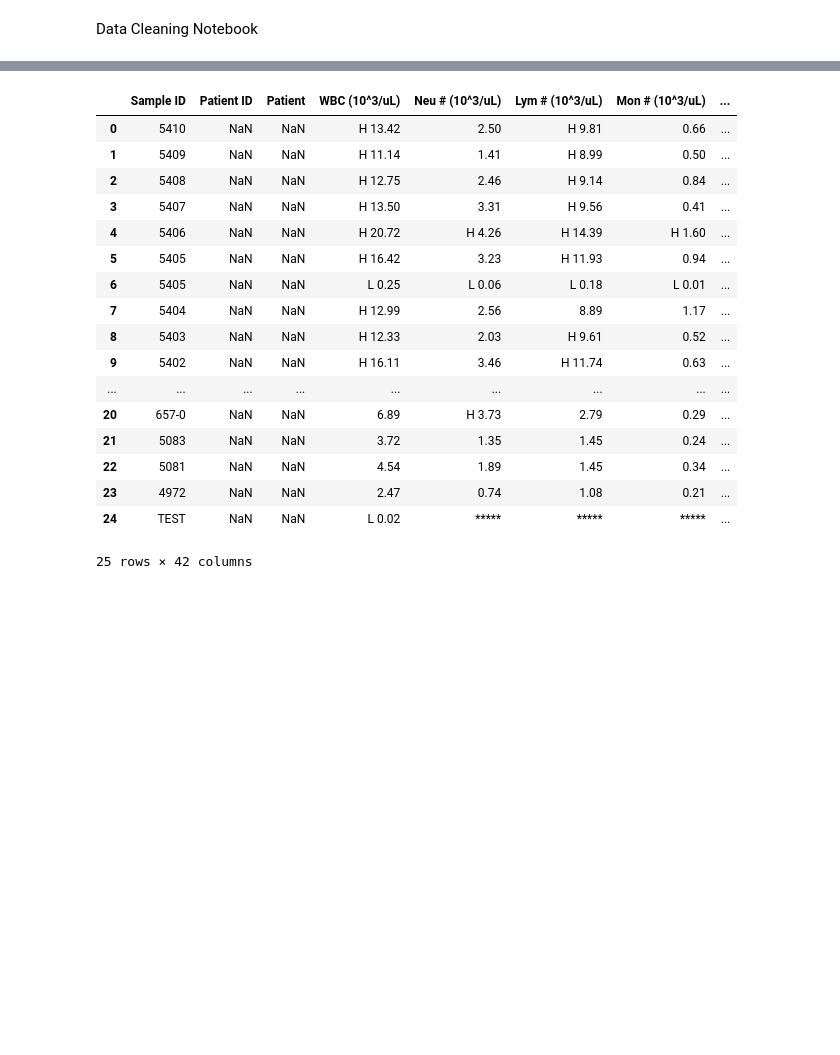
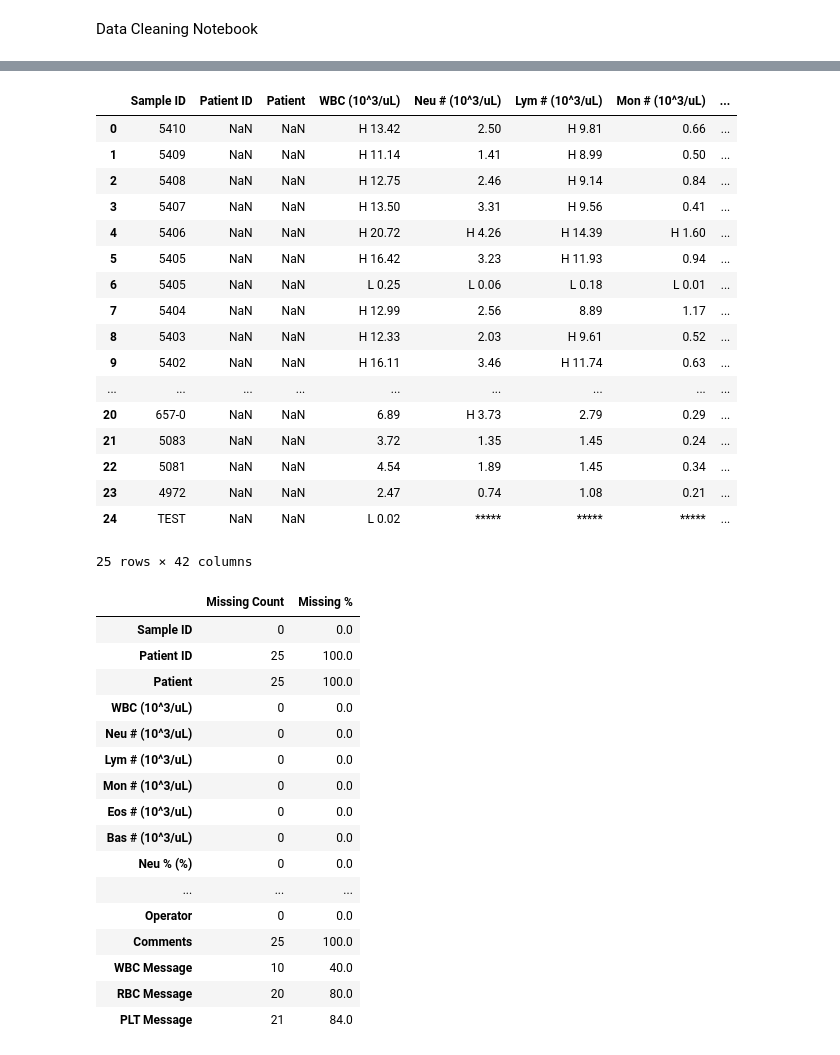
Before and after one commit to ashazawustl/DSCwashumed, a Jupyter notebook: backend/data cleaning/data cleaning.ipynb, the cells around one changed output, grey strips where cells are left out. Saved outputs shown, nothing was run; the diff lists cells and outputs as text; code cells hidden in the pictures; blank space fills up the shorter version.

Commit message:
Missing counts added

```diff
--- a/backend/data cleaning/data cleaning.ipynb
+++ b/backend/data cleaning/data cleaning.ipynb
@@ -36,31 +16,56 @@ desired_order = [
     "Owner Last Name", "Mode", "Date", "Time", "Gender", "Age", "Ref. Group", "Draw Date",
     "Draw Time", "Delivery Date", "Delivery Time", "Veterinarian", "Operator", "Comments",
     "WBC Message", "RBC Message", "PLT Message"
 ]
 
 # Reorder columns (ignore missing columns)
 df = df[[col for col in desired_order if col in df.columns]]
 
 # Save the cleaned data
 df.to_csv(r"c:\Users\hanss\git\DSCwashumed\backend\data\Review_SY-08002944_4_3_2025 10_31_21_cleaned.csv", index=False)
 
-df
+# Show the cleaned table
+display(df)
+
+# Table of missing data per column
+missing_data = pd.DataFrame({
+    'Missing Count': df.isnull().sum(),
+    'Missing %': df.isnull().mean() * 100
+})
+display(missing_data)
 # %% [output]
 |  | Sample ID | Patient ID | Patient | WBC (10^3/uL) | Neu # (10^3/uL) | Lym # (10^3/uL) | Mon # (10^3/uL) | ... |
 | 0 | 5410 | NaN | NaN | H 13.42 | 2.50 | H 9.81 | 0.66 | ... |
 | 1 | 5409 | NaN | NaN | H 11.14 | 1.41 | H 8.99 | 0.50 | ... |
 | 2 | 5408 | NaN | NaN | H 12.75 | 2.46 | H 9.14 | 0.84 | ... |
 | 3 | 5407 | NaN | NaN | H 13.50 | 3.31 | H 9.56 | 0.41 | ... |
 | 4 | 5406 | NaN | NaN | H 20.72 | H 4.26 | H 14.39 | H 1.60 | ... |
 | 5 | 5405 | NaN | NaN | H 16.42 | 3.23 | H 11.93 | 0.94 | ... |
 | 6 | 5405 | NaN | NaN | L 0.25 | L 0.06 | L 0.18 | L 0.01 | ... |
 | 7 | 5404 | NaN | NaN | H 12.99 | 2.56 | 8.89 | 1.17 | ... |
 | 8 | 5403 | NaN | NaN | H 12.33 | 2.03 | H 9.61 | 0.52 | ... |
 | 9 | 5402 | NaN | NaN | H 16.11 | 3.46 | H 11.74 | 0.63 | ... |
 | ... | ... | ... | ... | ... | ... | ... | ... | ... |
 | 20 | 657-0 | NaN | NaN | 6.89 | H 3.73 | 2.79 | 0.29 | ... |
 | 21 | 5083 | NaN | NaN | 3.72 | 1.35 | 1.45 | 0.24 | ... |
 | 22 | 5081 | NaN | NaN | 4.54 | 1.89 | 1.45 | 0.34 | ... |
 | 23 | 4972 | NaN | NaN | 2.47 | 0.74 | 1.08 | 0.21 | ... |
 | 24 | TEST | NaN | NaN | L 0.02 | ***** | ***** | ***** | ... |
 25 rows × 42 columns
+|  | Missing Count | Missing % |
+| Sample ID | 0 | 0.0 |
+| Patient ID | 25 | 100.0 |
+| Patient | 25 | 100.0 |
+| WBC (10^3/uL) | 0 | 0.0 |
+| Neu # (10^3/uL) | 0 | 0.0 |
+| Lym # (10^3/uL) | 0 | 0.0 |
+| Mon # (10^3/uL) | 0 | 0.0 |
+| Eos # (10^3/uL) | 0 | 0.0 |
+| Bas # (10^3/uL) | 0 | 0.0 |
+| Neu % (%) | 0 | 0.0 |
+| ... | ... | ... |
+| Operator | 0 | 0.0 |
+| Comments | 25 | 100.0 |
+| WBC Message | 10 | 40.0 |
+| RBC Message | 20 | 80.0 |
+| PLT Message | 21 | 84.0 |
```
Also changed, not shown: parts of 1 cell of this notebook.
